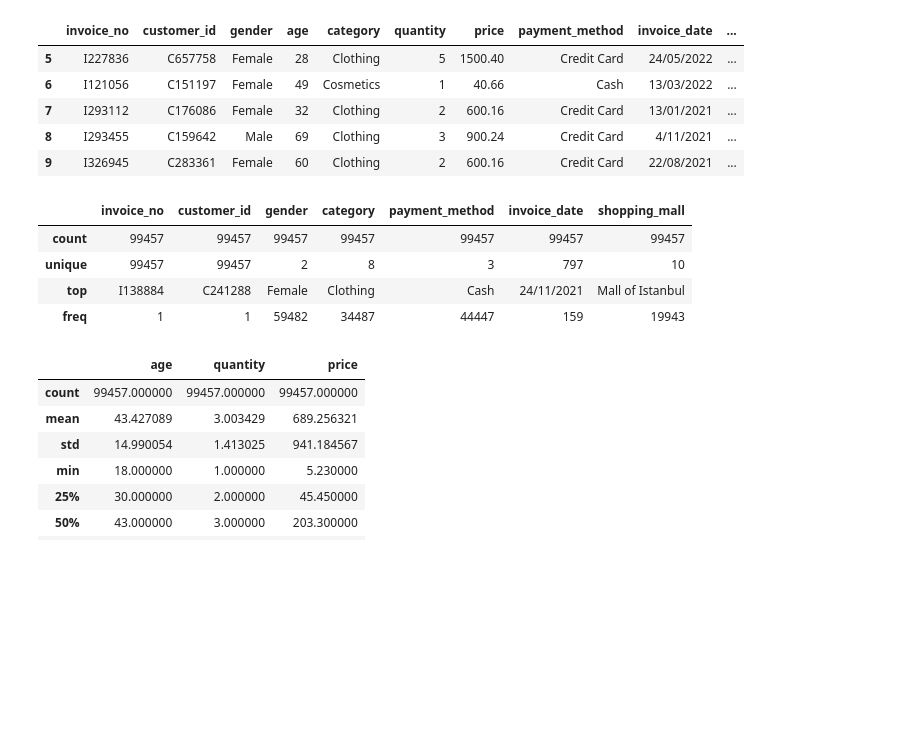
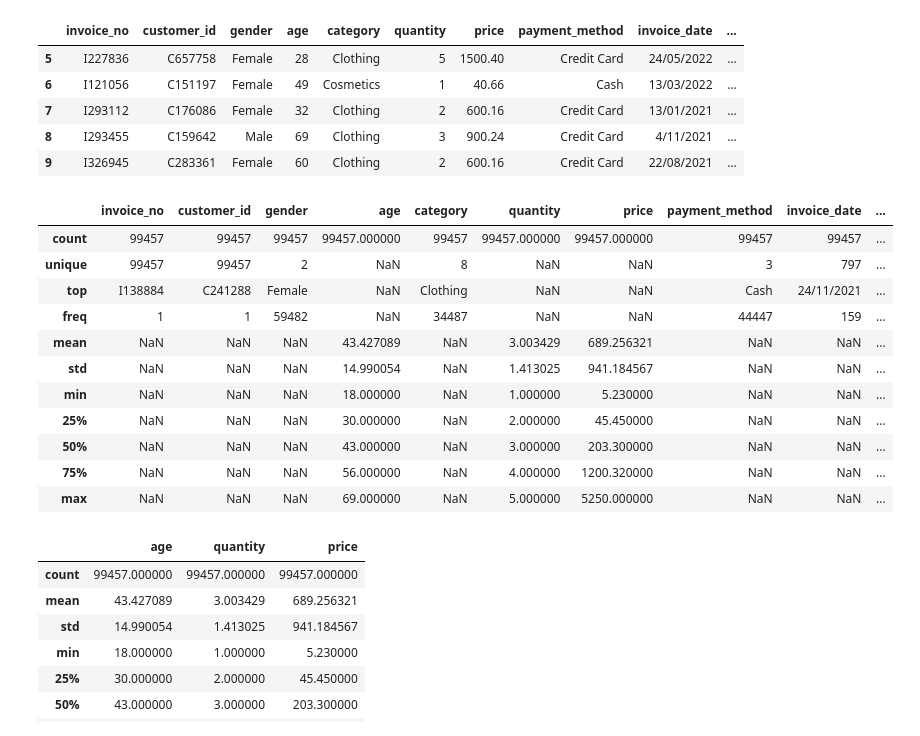
Before and after one commit to Dhinesh-Fedor/Python---Basics, a Jupyter notebook: Python_Basics_18(Data Wrangling with Pandas).ipynb, the cells around one changed output. Cells and saved outputs as stored; diff of their text form; code cells hidden in the pictures; blank space fills up the shorter version.

```diff
--- a/Python_Basics_18(Data Wrangling with Pandas).ipynb
+++ b/Python_Basics_18(Data Wrangling with Pandas).ipynb
@@ -210,15 +210,22 @@ ds.iloc[5:10]
 | 8 | I293455 | C159642 | Male | 69 | Clothing | 3 | 900.24 | Credit Card | 4/11/2021 | ... |
 | 9 | I326945 | C283361 | Female | 60 | Clothing | 2 | 600.16 | Credit Card | 22/08/2021 | ... |
 # %%
-#including NaN
+#Showing Statistic information including NaN
 
-ds.describe(include = ["O"])
+ds.describe(include = "all")
 # %% [output]
-|  | invoice_no | customer_id | gender | category | payment_method | invoice_date | shopping_mall |
-| count | 99457 | 99457 | 99457 | 99457 | 99457 | 99457 | 99457 |
-| unique | 99457 | 99457 | 2 | 8 | 3 | 797 | 10 |
-| top | I138884 | C241288 | Female | Clothing | Cash | 24/11/2021 | Mall of Istanbul |
-| freq | 1 | 1 | 59482 | 34487 | 44447 | 159 | 19943 |
+|  | invoice_no | customer_id | gender | age | category | quantity | price | payment_method | invoice_date | ... |
+| count | 99457 | 99457 | 99457 | 99457.000000 | 99457 | 99457.000000 | 99457.000000 | 99457 | 99457 | ... |
+| unique | 99457 | 99457 | 2 | NaN | 8 | NaN | NaN | 3 | 797 | ... |
+| top | I138884 | C241288 | Female | NaN | Clothing | NaN | NaN | Cash | 24/11/2021 | ... |
+| freq | 1 | 1 | 59482 | NaN | 34487 | NaN | NaN | 44447 | 159 | ... |
+| mean | NaN | NaN | NaN | 43.427089 | NaN | 3.003429 | 689.256321 | NaN | NaN | ... |
+| std | NaN | NaN | NaN | 14.990054 | NaN | 1.413025 | 941.184567 | NaN | NaN | ... |
+| min | NaN | NaN | NaN | 18.000000 | NaN | 1.000000 | 5.230000 | NaN | NaN | ... |
+| 25% | NaN | NaN | NaN | 30.000000 | NaN | 2.000000 | 45.450000 | NaN | NaN | ... |
+| 50% | NaN | NaN | NaN | 43.000000 | NaN | 3.000000 | 203.300000 | NaN | NaN | ... |
+| 75% | NaN | NaN | NaN | 56.000000 | NaN | 4.000000 | 1200.320000 | NaN | NaN | ... |
+| max | NaN | NaN | NaN | 69.000000 | NaN | 5.000000 | 5250.000000 | NaN | NaN | ... |
 # %%
 #Excluding NaN
 
```
Also changed, not shown: parts of 7 cells of this notebook.
